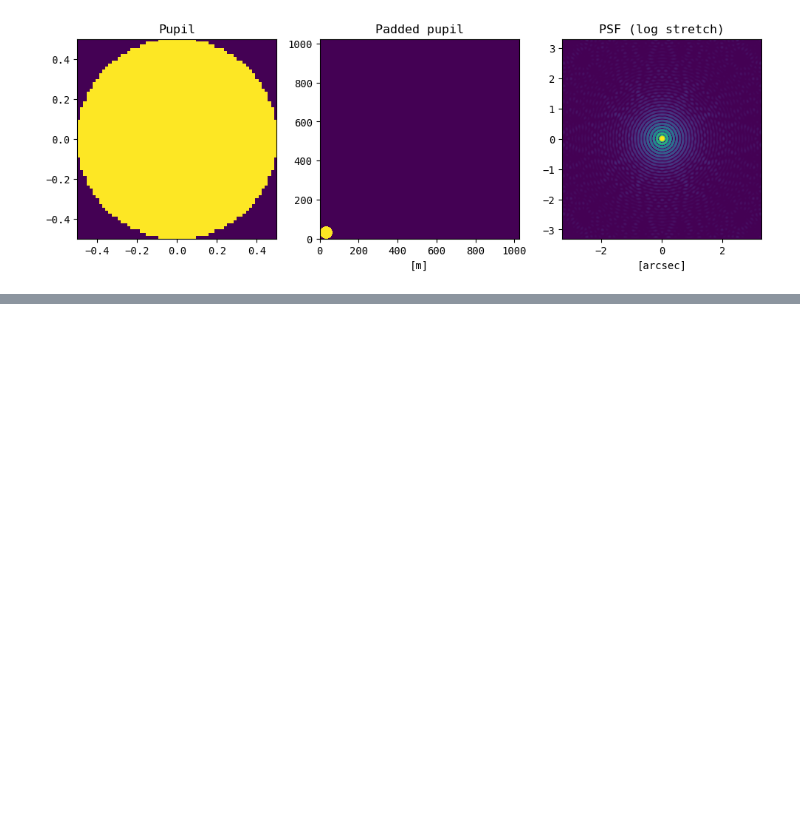
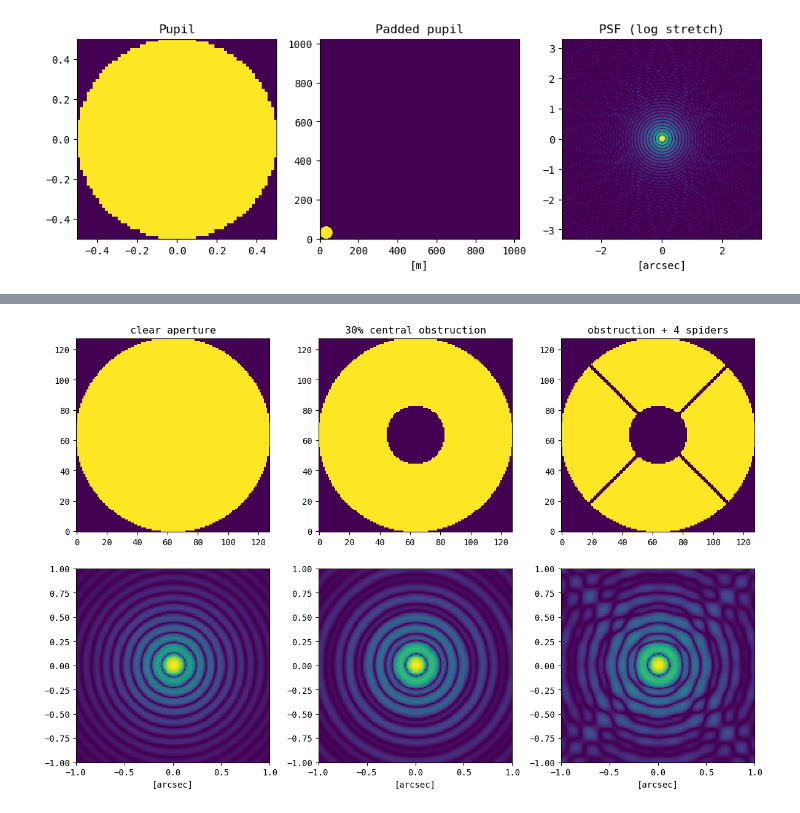
Before and after one commit to GillesOrban/ao_school, a Jupyter notebook: aotools_lab.ipynb, the cells around one changed output, grey strips where cells are left out. Cells and saved outputs as stored; diff of their text form; code cells hidden in the pictures; blank space fills up the shorter version.

```diff
--- a/aotools_lab.ipynb
+++ b/aotools_lab.ipynb
@@ -292,0 +294,50 @@ FWHM = 0.103 arcsec = 1.00 lambda/D  (Airy: 1.03)
+# %%
+# --- Exercise 3: annular pupil and spider vanes --------------------------
+N = 128; D = 1.0; delta_x = D/N; PAD = 8
+
+def make_pupil(N, eps=0.0, n_spiders=0, spider_width=0.02):
+    '''Circular pupil with a central obstruction (eps) and spider vanes.'''
+    n_spiders = n_spiders // 2
+    pupil = aotools.circle(N/2, N)
+    if eps > 0:
+        pupil = pupil - aotools.circle(eps*N/2, N)
+    if n_spiders > 0:
+        # Coordinate grids centred on the pupil (origin at the array centre)
+        yy, xx = np.mgrid[0:N, 0:N] - N/2
+        r = np.hypot(xx, yy)          # radial distance from centre [pixels]
+        theta = np.arctan2(yy, xx)   # azimuthal angle [radians]
+        # Each loop iteration creates a pair of opposite vanes (a spider is
+        # two vanes 180° apart), so n_spiders was halved above.
+        for k in range(n_spiders):
+            # Vane axis angle: start at 45°, evenly spaced around the pupil
+            ang = np.deg2rad(45 + k*180/n_spiders)
+            # Perpendicular distance from each pixel to the vane axis.
+            # r*sin(theta - ang) is the cross-product form: it gives the
+            # shortest distance from the point (r, theta) to the line
+            # through the origin at angle `ang`.
+            d_perp = np.abs(r*np.sin(theta - ang))   # distance to the vane axis
+            # Mask out pixels within half the spider width of the vane axis.
+            # spider_width is a fraction of the pupil diameter.
+            pupil = pupil * (d_perp > spider_width*N/2)
+    return pupil
+
+fig, ax = plt.subplots(2, 3, figsize=(12, 8))
+cases = [(0.0, 0, 'clear aperture'),
+         (0.3, 0, '30% central obstruction'),
+         (0.3, 4, 'obstruction + 4 spiders')]
+for col, (eps, n_sp, label) in enumerate(cases):
+    pupil = make_pupil(N, eps=eps, n_spiders=n_sp)
+    padded = np.zeros((N*PAD, N*PAD)); padded[:N, :N] = pupil
+    psf = np.abs(aotools.ft2(padded, delta=delta_x))**2
+    psf /= psf.max()
+    ext = N*PAD/2 * WAVELENGTH/(N*PAD*delta_x) * 206265
+    ax[0, col].imshow(pupil); ax[0, col].set_title(label)
+    imshow_norm(psf, stretch=LogStretch(a=1e4), ax=ax[1, col],
+                 extent=[-ext, ext, -ext, ext])
+    hfov=1
+    ax[1, col].set_xlim(-hfov, hfov)
+    ax[1, col].set_ylim(-hfov, hfov)
+    ax[1, col].set_xlabel('[arcsec]')
+plt.tight_layout()
+# %% [output]
+[figure, added]
```
Also changed, not shown: parts of 9 cells of this notebook.
